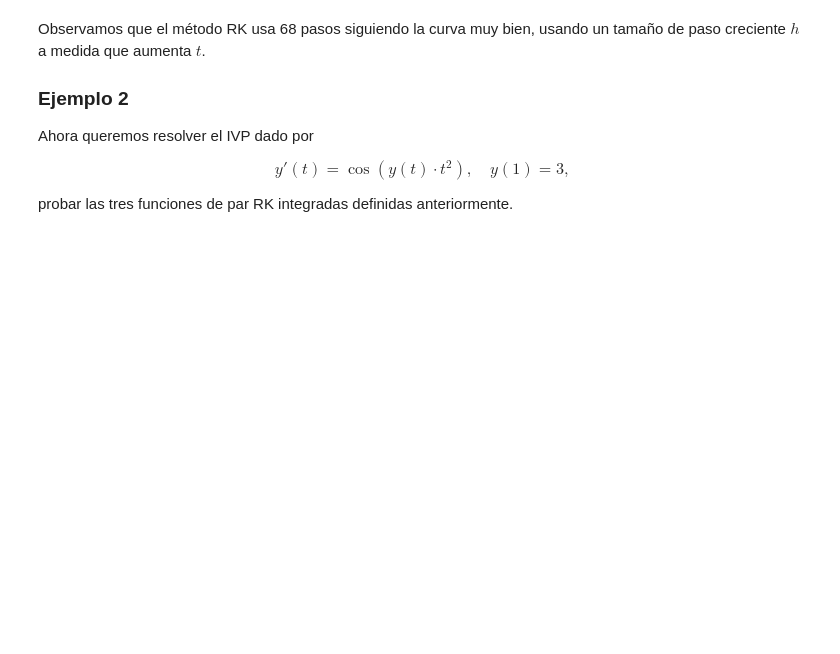
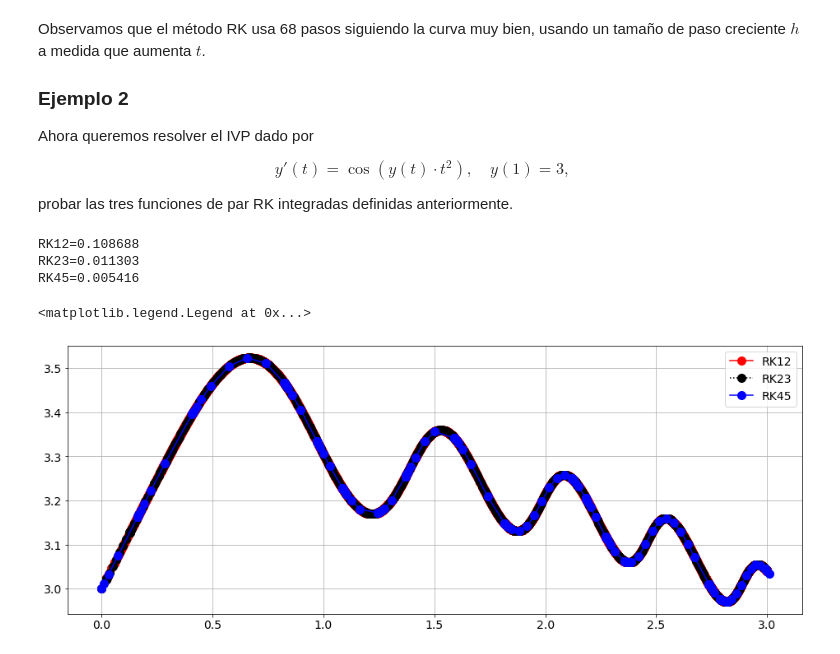
Before and after one commit to MarioBolanos/Modelado-y-Simulacion, a Jupyter notebook: Runge_Kutta_Adaptativo.ipynb, the cells around one changed output. Cells and saved outputs as stored; diff of their text form; code cells hidden in the pictures; blank space fills up the shorter version.

```diff
--- a/Runge_Kutta_Adaptativo.ipynb
+++ b/Runge_Kutta_Adaptativo.ipynb
@@ -238,3 +238,36 @@ y'(t) = \cos (y (t) \cdot t ^ 2), \quad y (1) = 3,
 $$
 
 probar las tres funciones de par RK integradas definidas anteriormente.
+# %%
+def RHS2 (t,y):
+  return np.cos(y*t**2)
+
+tik1=time.time()
+pos1, times1, iterations1 = rk_adaptive(odesolver12, RHS2, y0=3.0, t0=0.0, TOL=1e-07, tmax=3.0)
+
+
+tik2=time.time()
+pos2, times2, iterations2 = rk_adaptive(odesolver23, RHS2, y0=3.0, t0=0.0, TOL=1e-07, tmax=3.0)
+
+
+tik3=time.time()
+pos3, times3, iterations3 = rk_adaptive(odesolver45, RHS2, y0=3.0, t0=0.0, TOL=1e-07, tmax=3.0)
+tok=time.time()
+
+
+print('RK12=%f'%(tik2-tik1))
+print('RK23=%f'%(tik3-tik2))
+print('RK45=%f'%(tok-tik3))
+
+
+plt.figure(figsize=(16,6))
+plt.plot(times1,pos1,'-ro',label='RK12')
+plt.plot(times2,pos2,':ko',label='RK23')
+plt.plot(times3,pos3,'-bo',label='RK45')
+plt.legend()
+# %% [output]
+RK12=0.108688
+RK23=0.011303
+RK45=0.005416
+<matplotlib.legend.Legend at 0x...>
+[figure, added]
```
Also changed, not shown: parts of 2 cells of this notebook.
